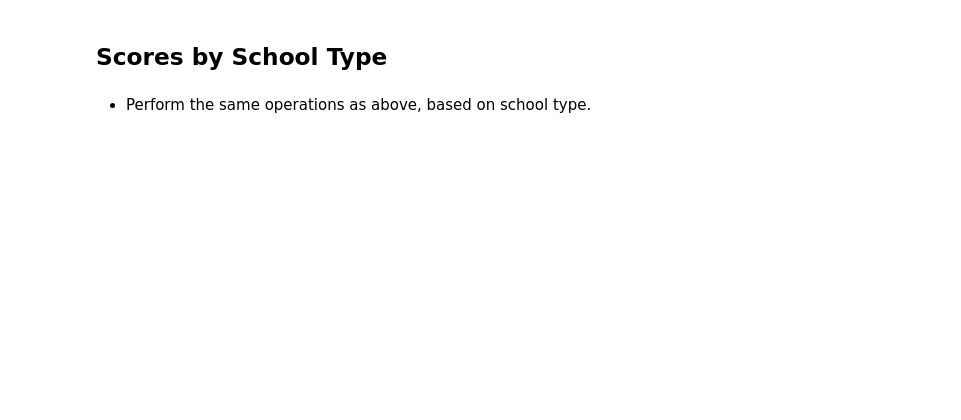
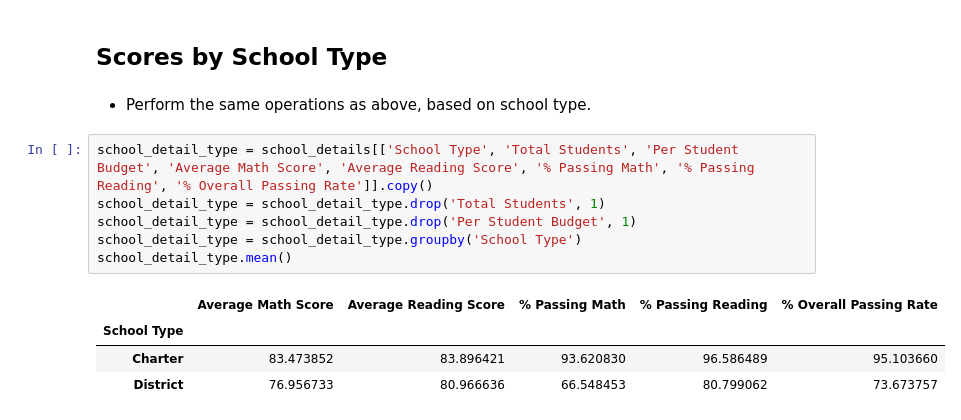
Before and after one commit to reedkm/pandas-citySchools, a Jupyter notebook: PyCitySchools_KReed.ipynb, the cells around one changed output. Cells and saved outputs as stored; diff of their text form; blank space fills up the shorter version.

```diff
--- a/PyCitySchools_KReed.ipynb
+++ b/PyCitySchools_KReed.ipynb
@@ -296,3 +331,14 @@ group_names = ["Small (<1000)", "Medium (1000-2000)", "Large (2000-5000)"]
 ## Scores by School Type
 # %% [markdown]
 * Perform the same operations as above, based on school type.
+# %%
+school_detail_type = school_details[['School Type', 'Total Students', 'Per Student Budget', 'Average Math Score', 'Average Reading Score', '% Passing Math', '% Passing Reading', '% Overall Passing Rate']].copy()
+school_detail_type = school_detail_type.drop('Total Students', 1)
+school_detail_type = school_detail_type.drop('Per Student Budget', 1)
+school_detail_type = school_detail_type.groupby('School Type')
+school_detail_type.mean()
+# %% [output]
+|  | Average Math Score | Average Reading Score | % Passing Math | % Passing Reading | % Overall Passing Rate |
+| School Type |  |  |  |  |  |
+| Charter | 83.473852 | 83.896421 | 93.620830 | 96.586489 | 95.103660 |
+| District | 76.956733 | 80.966636 | 66.548453 | 80.799062 | 73.673757 |
```
Also changed, not shown: parts of 9 cells of this notebook.
